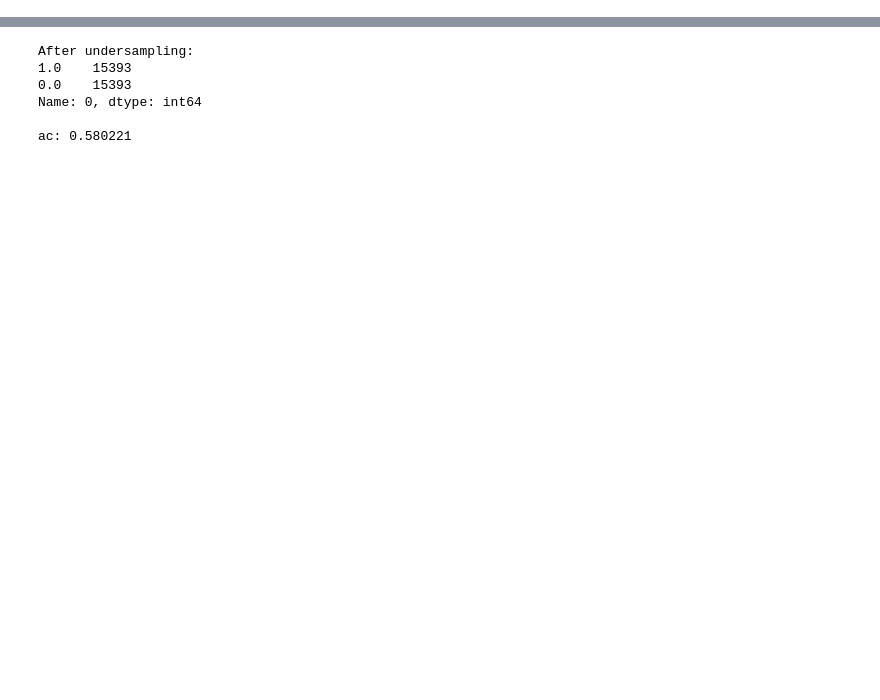
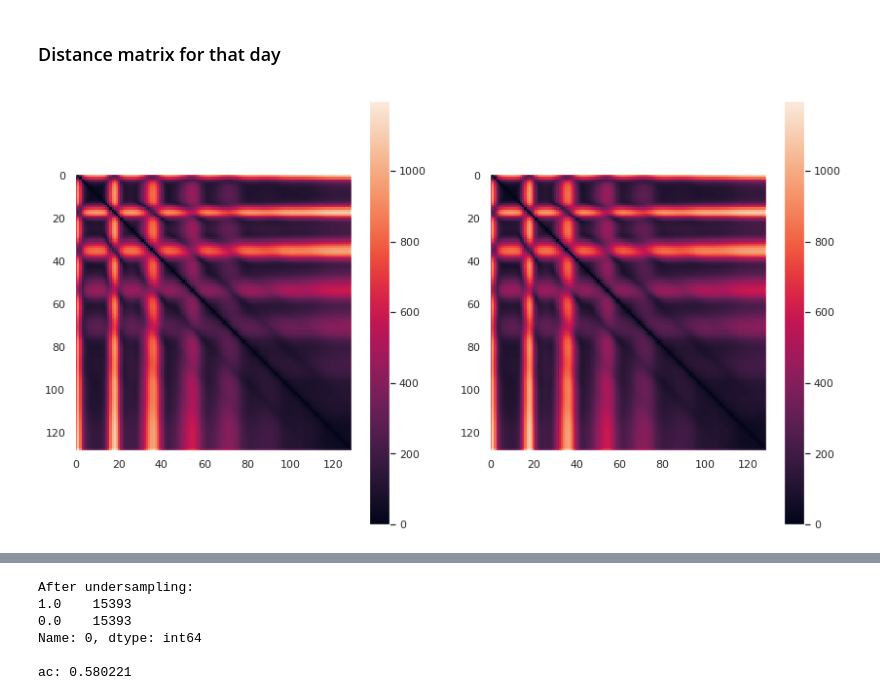
Before and after one commit to kalfasyan/wingbeat_frequencies, a Jupyter notebook: H_date_effect_of_data.ipynb, the cells around one changed output, grey strips where cells are left out. Saved outputs shown, nothing was run; the diff lists cells and outputs as text; code cells hidden in the pictures; blank space fills up the shorter version.

```diff
--- a/H_date_effect_of_data.ipynb
+++ b/H_date_effect_of_data.ipynb
@@ -70,0 +216,15 @@ y2 = np.zeros(len(X2_names))
+# %% [markdown]
+### Distance matrix for that day
+# %%
+plt.figure(figsize=(14,8)); plt.tight_layout();
+plt.subplot(1,2,1)
+plt.imshow(upper_triangular(X, metric='euclidean')[1])
+plt.colorbar()
+plt.grid(False)
+plt.subplot(1,2,2)
+Xb, _ = get_data_for_day(selected_day=vsday, df=df[df.label==class_label], samples=1000)
+plt.imshow(upper_triangular(X, metric='euclidean')[1])
+plt.colorbar()
+plt.grid(False)
+# %% [output]
+[figure, added]
```
Also changed, not shown: parts of 38 cells of this notebook, 1 other file.
